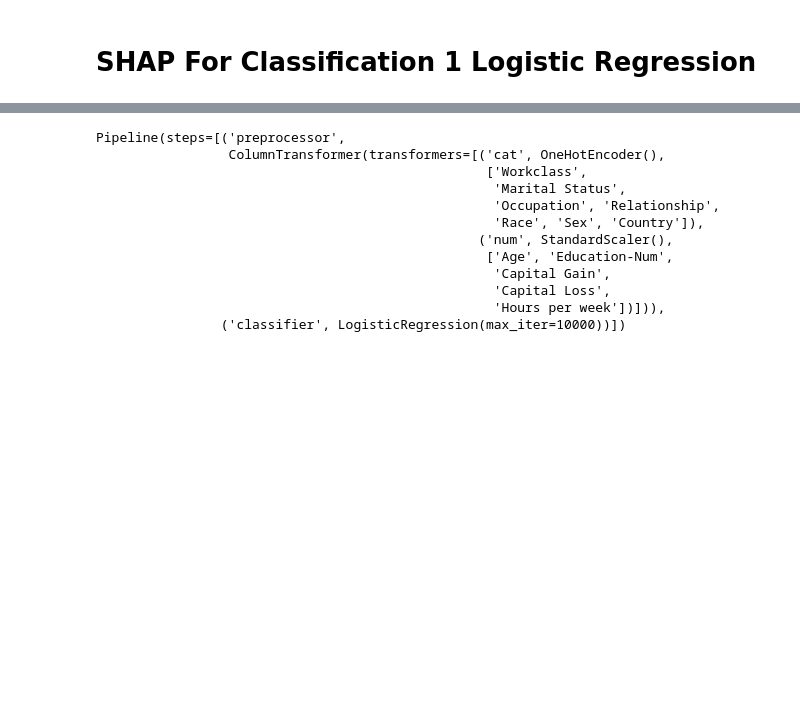
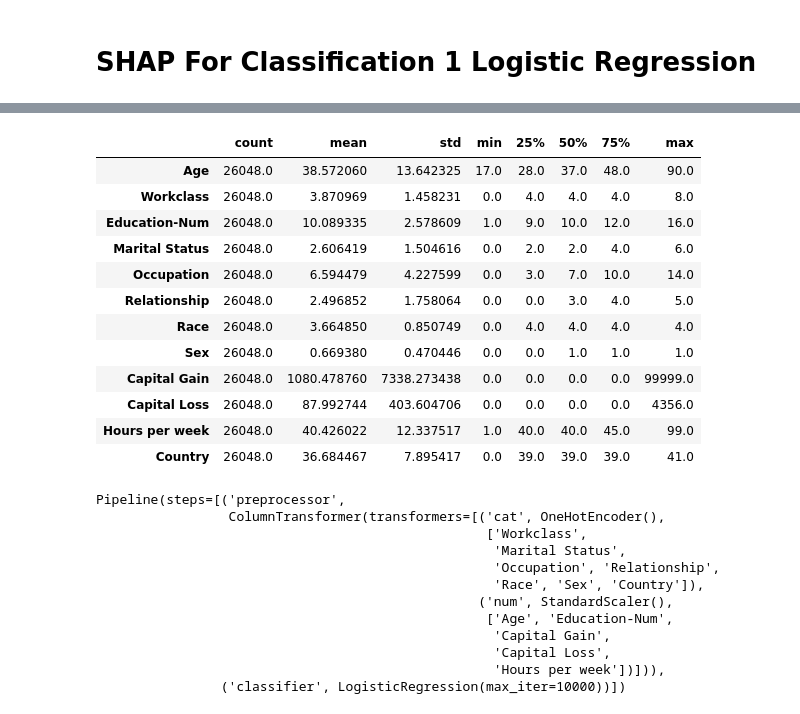
Before and after one commit to cmurray4492/PythonProjects, a Jupyter notebook: Explainability/SHAP/SHAP_For_Classification_1_Logistic_Regression.ipynb, the cells around one changed output, grey strips where cells are left out. Saved outputs shown, nothing was run; the diff lists cells and outputs as text; code cells hidden in the pictures; blank space fills up the shorter version.

```diff
--- a/Explainability/SHAP/SHAP_For_Classification_1_Logistic_Regression.ipynb
+++ b/Explainability/SHAP/SHAP_For_Classification_1_Logistic_Regression.ipynb
@@ -28,3 +53,19 @@ preprocessor = ColumnTransformer(
+# %%
+X_train.describe().T
+# %% [output]
+|  | count | mean | std | min | 25% | 50% | 75% | max |
+| Age | 26048.0 | 38.572060 | 13.642325 | 17.0 | 28.0 | 37.0 | 48.0 | 90.0 |
+| Workclass | 26048.0 | 3.870969 | 1.458231 | 0.0 | 4.0 | 4.0 | 4.0 | 8.0 |
+| Education-Num | 26048.0 | 10.089335 | 2.578609 | 1.0 | 9.0 | 10.0 | 12.0 | 16.0 |
+| Marital Status | 26048.0 | 2.606419 | 1.504616 | 0.0 | 2.0 | 2.0 | 4.0 | 6.0 |
+| Occupation | 26048.0 | 6.594479 | 4.227599 | 0.0 | 3.0 | 7.0 | 10.0 | 14.0 |
+| Relationship | 26048.0 | 2.496852 | 1.758064 | 0.0 | 0.0 | 3.0 | 4.0 | 5.0 |
+| Race | 26048.0 | 3.664850 | 0.850749 | 0.0 | 4.0 | 4.0 | 4.0 | 4.0 |
+| Sex | 26048.0 | 0.669380 | 0.470446 | 0.0 | 0.0 | 1.0 | 1.0 | 1.0 |
+| Capital Gain | 26048.0 | 1080.478760 | 7338.273438 | 0.0 | 0.0 | 0.0 | 0.0 | 99999.0 |
+| Capital Loss | 26048.0 | 87.992744 | 403.604706 | 0.0 | 0.0 | 0.0 | 0.0 | 4356.0 |
+| Hours per week | 26048.0 | 40.426022 | 12.337517 | 1.0 | 40.0 | 40.0 | 45.0 | 99.0 |
+| Country | 26048.0 | 36.684467 | 7.895417 | 0.0 | 39.0 | 39.0 | 39.0 | 41.0 |
 # %%
 model = Pipeline([
     ('preprocessor', preprocessor),
```
Also changed, not shown: parts of 12 cells of this notebook, 11 other files.
